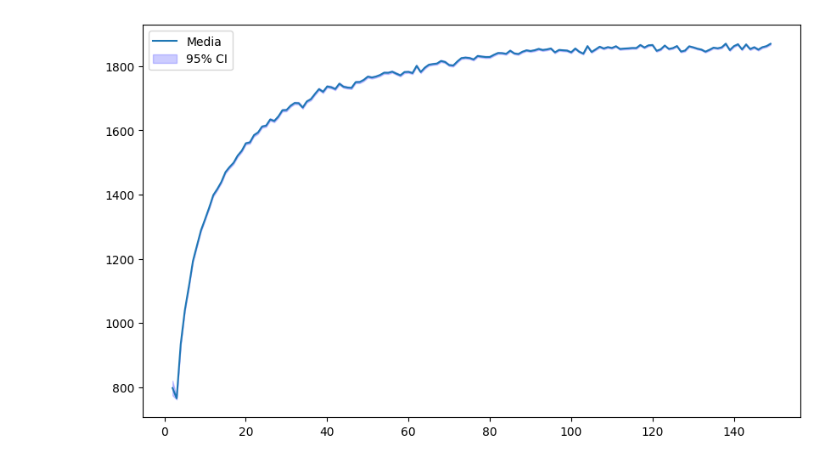
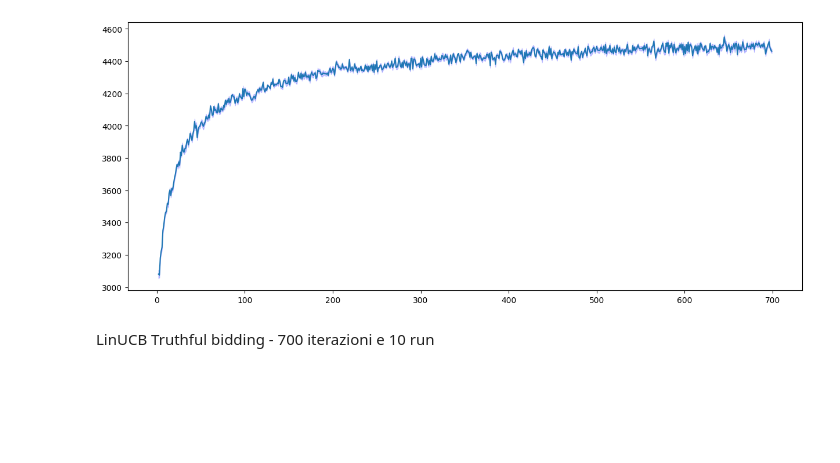
Before and after one commit to GiovanniChiurco/auction-gym, a Jupyter notebook: notebooks/group_results.ipynb, the cells around one changed output. Cells and saved outputs as stored; diff of their text form; code cells hidden in the pictures; blank space fills up the shorter version.

```diff
--- a/notebooks/group_results.ipynb
+++ b/notebooks/group_results.ipynb
@@ -44,7 +44,7 @@ def group_data(dir_path: str):
     grouped_results['true_ctr'] = grouped_results['true_clicks'] / grouped_results['impressions']
     return grouped_results
 # %%
-dir_path = '../results/FP_DM_Oracle_sigmoids_linucb/detailed_results/'
+dir_path = '../results/FP_Truthful_Oracle_sigmoids_cucb_700iter_10run/'
 # %%
 grouped_results = group_data(dir_path)
 # %%
@@ -52,13 +52,14 @@ grouped_results.to_csv(f'{dir_path}grouped_results.csv', index=False)
 # %%
 data_tp = grouped_results[(grouped_results['alpha'] == 1)&(grouped_results['Iteration'] > 1)]
 # %%
-plt.figure(figsize=(10, 6))
-plt.plot(data_tp['Iteration'].to_numpy(), data_tp['clicks'].to_numpy(), label='Media')
+plt.figure(figsize=(15, 6))
+plt.plot(data_tp['Iteration'].to_numpy(), data_tp['clicks'].to_numpy())
 plt.fill_between(data_tp['Iteration'].to_numpy(),
                  data_tp['clicks'].to_numpy() -  data_tp['clicks_ci'].to_numpy(),
                  data_tp['clicks'].to_numpy() +  data_tp['clicks_ci'].to_numpy(),
-                 color='b', alpha=0.2, label='95% CI')
-plt.legend()
+                 color='b', alpha=0.2)
 plt.show()
 # %% [output]
-[figure, old version]
+[figure, new version]
+# %% [markdown]
+LinUCB Truthful bidding - 700 iterazioni e 10 run
```
Also changed, not shown: parts of 3 cells of this notebook, 12 other files.
